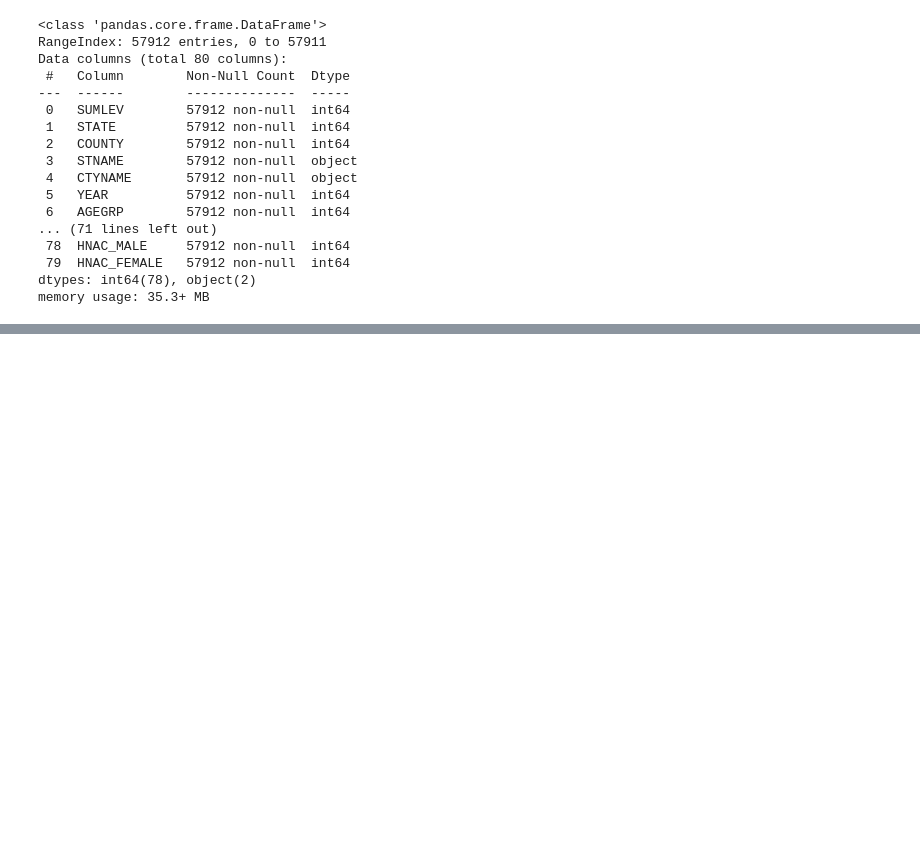
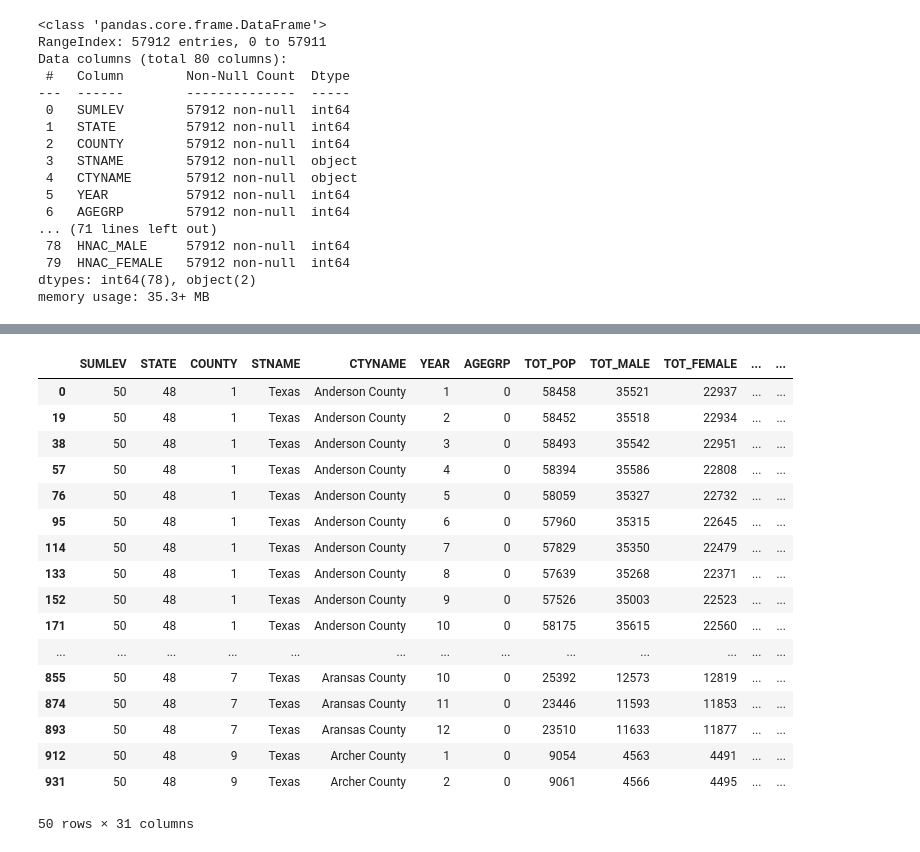
Before and after one commit to tipearso/Voting, a Jupyter notebook: Capstone/notebooks/Tim_capstone.ipynb, the cells around one changed output, grey strips where cells are left out. Cells and saved outputs as stored; diff of their text form; code cells hidden in the pictures; blank space fills up the shorter version.

Commit message:
created some measures from census data and made two new tables showing anglo and not anglo population by county per reporting year

```diff
--- a/Capstone/notebooks/Tim_capstone.ipynb
+++ b/Capstone/notebooks/Tim_capstone.ipynb
@@ -467,7 +247,7 @@ tx_census_race.tail()
 # %%
 #creating a table of the census race data I think I need:
 tx_race = pd.concat([tx_census_race.iloc[:,:18],tx_census_race.iloc[:,24:26],tx_census_race.iloc[:,28:30],
-                  tx_census_race.iloc[:,56:58]],axis = 1)
+                     tx_census_race.iloc[:,34:36],  tx_census_race.iloc[:,56:58]],axis = 1)
 # %%
 tx_race.info()
 # %% [output]
@@ -491 +271,8 @@ memory usage: 10.6+ MB
+# %%
+# for index, row in tx_race.iterrows():
+#     if row['AGEGRP'] > 0:
+#         tx_race.drop(index, inplace=True)
+
+#trying to remove all agegrp but the total
+tx_race = tx_race[tx_race.AGEGRP == 0]
 # %%
@@ -510,0 +282,13 @@ tx_race.tail()
+# %%
+#Thinking that I might need to use the not-hispanic white alone numbers to get what I'm looking for....
+#NHWA_MALE Not Hispanic, White alone male population
+#NHWA_FEMALE Not Hispanic, White alone female population
+#used this code first to get the race measure I thought I needed.
+
+#top code is to find total number of people in each county per reporting year that identify as white alone(includes hispanic)
+#tx_race['WA_POP'] = tx_race['WA_MALE'] + tx_race['WA_FEMALE']
+
+#this code is total number of people in each county per reporting year that identify as white alone (NOT Hispanic)
+tx_race['NHWA_POP'] = tx_race['NHWA_MALE'] + tx_race['NHWA_FEMALE']
+#I will only need the second line but am leaving the first one in to show how I got here...
+#was looking for counties with majority not white to compare with counties with Majority white
@@ -510,0 +305,27 @@ tx_race.tail()
+# %%
+#trying to come up with a measure of people in each county per reporting year that do not identify as "white alone"
+#came up with this first before I realized my previous error in not understanding the categories in the data
+#tx_race['NW_POP'] = tx_race['TOT_POP'] - tx_race['WA_POP']
+
+tx_race['NOT_ANGLO_POP'] = tx_race['TOT_POP'] - tx_race['NHWA_POP']
+# %%
+tx_race.head(50)
+# %% [output]
+|  | SUMLEV | STATE | COUNTY | STNAME | CTYNAME | YEAR | AGEGRP | TOT_POP | TOT_MALE | TOT_FEMALE | ... | ... |
+| 0 | 50 | 48 | 1 | Texas | Anderson County | 1 | 0 | 58458 | 35521 | 22937 | ... | ... |
+| 19 | 50 | 48 | 1 | Texas | Anderson County | 2 | 0 | 58452 | 35518 | 22934 | ... | ... |
+| 38 | 50 | 48 | 1 | Texas | Anderson County | 3 | 0 | 58493 | 35542 | 22951 | ... | ... |
+| 57 | 50 | 48 | 1 | Texas | Anderson County | 4 | 0 | 58394 | 35586 | 22808 | ... | ... |
+| 76 | 50 | 48 | 1 | Texas | Anderson County | 5 | 0 | 58059 | 35327 | 22732 | ... | ... |
+| 95 | 50 | 48 | 1 | Texas | Anderson County | 6 | 0 | 57960 | 35315 | 22645 | ... | ... |
+| 114 | 50 | 48 | 1 | Texas | Anderson County | 7 | 0 | 57829 | 35350 | 22479 | ... | ... |
+| 133 | 50 | 48 | 1 | Texas | Anderson County | 8 | 0 | 57639 | 35268 | 22371 | ... | ... |
+| 152 | 50 | 48 | 1 | Texas | Anderson County | 9 | 0 | 57526 | 35003 | 22523 | ... | ... |
+| 171 | 50 | 48 | 1 | Texas | Anderson County | 10 | 0 | 58175 | 35615 | 22560 | ... | ... |
+| ... | ... | ... | ... | ... | ... | ... | ... | ... | ... | ... | ... | ... |
+| 855 | 50 | 48 | 7 | Texas | Aransas County | 10 | 0 | 25392 | 12573 | 12819 | ... | ... |
+| 874 | 50 | 48 | 7 | Texas | Aransas County | 11 | 0 | 23446 | 11593 | 11853 | ... | ... |
+| 893 | 50 | 48 | 7 | Texas | Aransas County | 12 | 0 | 23510 | 11633 | 11877 | ... | ... |
+| 912 | 50 | 48 | 9 | Texas | Archer County | 1 | 0 | 9054 | 4563 | 4491 | ... | ... |
+| 931 | 50 | 48 | 9 | Texas | Archer County | 2 | 0 | 9061 | 4566 | 4495 | ... | ... |
+50 rows × 31 columns
```
Also changed, not shown: parts of 27 cells of this notebook.
